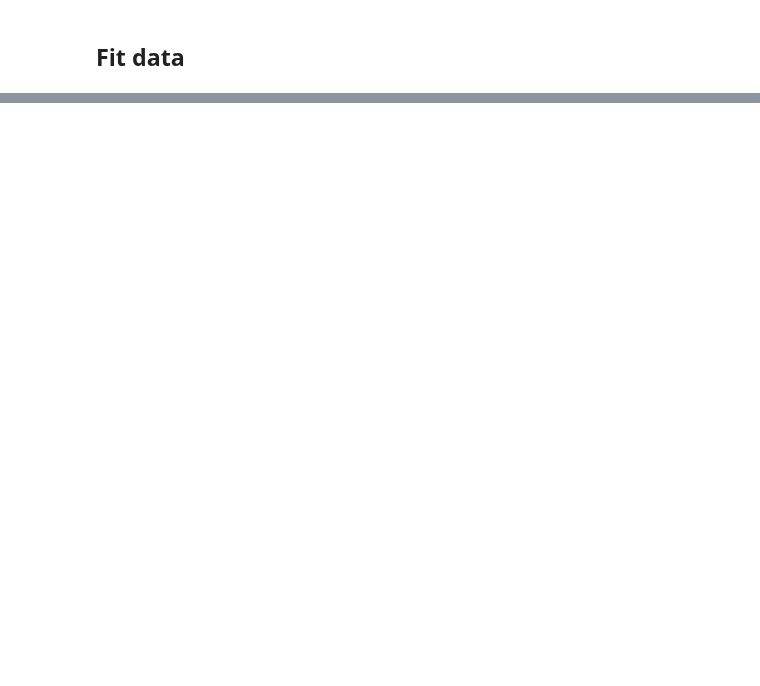
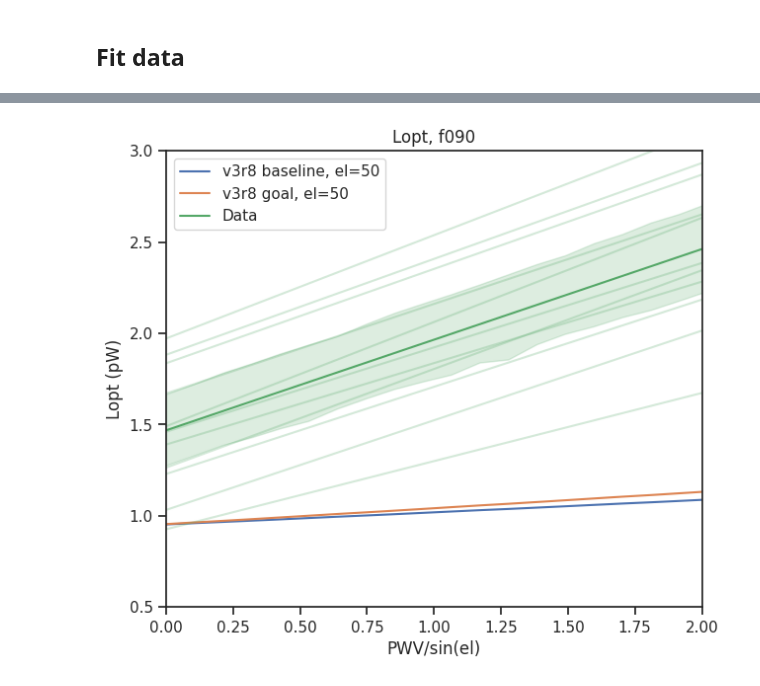
Before and after one commit to Sulla2012/LAT_Loading, a Jupyter notebook: optical_loading.ipynb, the cells around one changed output, grey strips where cells are left out. Cells and saved outputs as stored; diff of their text form; code cells hidden in the pictures; blank space fills up the shorter version.

```diff
--- a/optical_loading.ipynb
+++ b/optical_loading.ipynb
@@ -308,3 +348,5 @@ plt.savefig("./plts/lopts/lopt_{}_{}.png".format(ufm, high_freq), dpi=600)
 # %%
 with open(fname, "wb") as f:
     pk.dump(lopt_fit_dict, f)
+with open(indv_lopts_fname, "wb") as f:
+    pk.dump(lopt_indv_dict, f)
@@ -310,0 +355,43 @@ with open(fname, "wb") as f:
+# %%
+fname = "lopt_fits.pk"
+
+with open(fname, "rb") as f:
+    lopt_dict = pk.load(f)
+
+import seaborn as sns
+import pandas as pd
+
+def func(x, L0, Lwet):
+    return L0 + Lwet * x
+# %%
+sns.set_theme(style="ticks")
+
+# Initialize the figure with a logarithmic x axis
+f, ax = plt.subplots(figsize=(7, 6))
+
+plt.plot(optical_loading_detectors["pwv_sin_el"], 1e12*optical_loading_detectors["baseline"]["MF"]["MF_1"], label="v3r8 baseline, el=50")
+plt.plot(optical_loading_detectors["pwv_sin_el"], 1e12*optical_loading_detectors["goal"]["MF"]["MF_1"], label="v3r8 goal, el=50")
+
+xs = []
+ys = []
+for key in lopt_dict.keys():
+    if "mv" in key:
+        popt = lopt_dict[key]["090"]["popt"]
+        y=func(optical_loading_detectors["pwv_sin_el"], *popt)
+        for i in range(len(optical_loading_detectors["pwv_sin_el"])):
+            xs.append(optical_loading_detectors["pwv_sin_el"][i])
+            ys.append(y[i])
+        plt.plot(optical_loading_detectors["pwv_sin_el"], y, 'g', alpha = 0.25)
+
+df = pd.DataFrame({"PWV/sin(el)":xs, "Lopt (pW)":ys})
+sns.lineplot(x="PWV/sin(el)", y="Lopt (pW)",
+            data=df, label="Data")
+plt.legend()
+
+plt.xlim(0,2)
+plt.ylim(0.5,3)
+plt.title("Lopt, f090")
+plt.savefig("./plts/lopts/lopts_f090.png", dpi=600)
+plt.savefig("./plts/lopts/lopts_f090.pdf", dpi=600)
+# %% [output]
+[figure, added]
```
Also changed, not shown: parts of 30 cells of this notebook.
